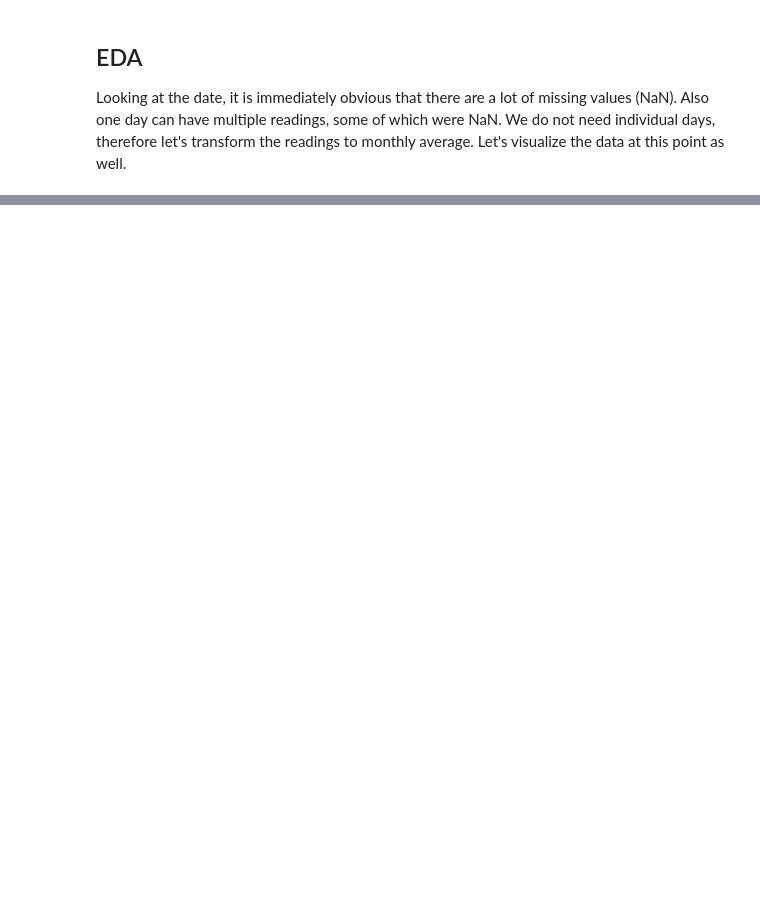
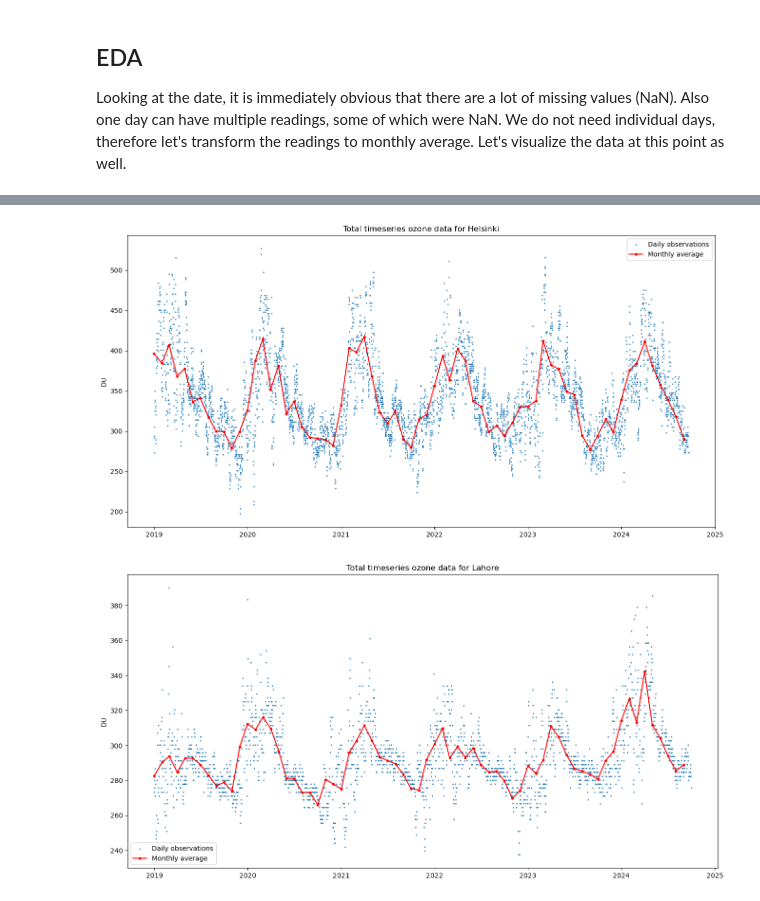
Before and after one commit to rtammisalo/project-ozone, a Jupyter notebook: ozone.ipynb, the cells around one changed output, grey strips where cells are left out. Cells and saved outputs as stored; diff of their text form; code cells hidden in the pictures; blank space fills up the shorter version.

```diff
--- a/ozone.ipynb
+++ b/ozone.ipynb
@@ -146,0 +201,7 @@ plt.show()
+# %%
+# Plot the whole timeseries as one
+cities['Helsinki'].plot_all_ozone_data()
+cities['Lahore'].plot_all_ozone_data()
+# %% [output]
+[figure, added]
+[figure, added]
```
Also changed, not shown: parts of 8 cells of this notebook.
